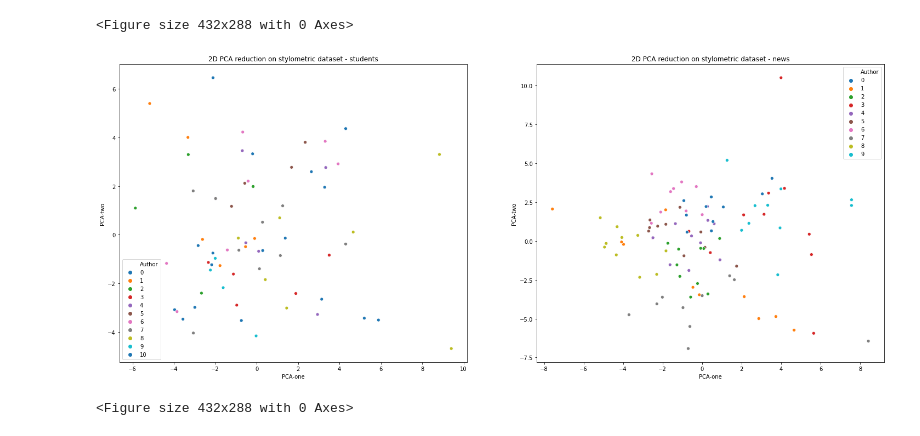
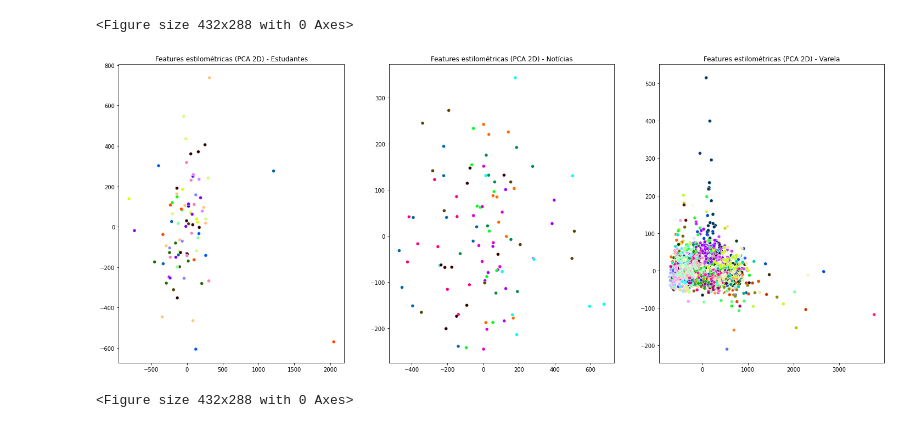
Before and after one commit to Daanielvb/authorship-classification, a Jupyter notebook: Autorship_data_visualization.ipynb, the cells around one changed output. Drawn from its saved outputs; the diff is of its cells as text; code cells hidden in the pictures.

```diff
--- a/Autorship_data_visualization.ipynb
+++ b/Autorship_data_visualization.ipynb
@@ -226,7 +485,8 @@ stopwords = set(nltk.corpus.stopwords.words('portuguese'))
 def get_words(text):
   words = ' '.join(text)
   tokens = nltk.word_tokenize(words, language = 'portuguese')
-  embedded_tokens = [token for token in tokens if token.lower() in word_embedding_dict.keys()]
+  embedded_tokens = [token for token in tokens]
+  #embedded_tokens = [token for token in tokens if token.lower() in word_embedding_dict.keys()]
   return " ".join(embedded_tokens)
 
 def build_wordcloud(words, stopwords):
@@ -236,9 +496,9 @@ def build_wordcloud(words, stopwords):
                       height=500
                      ).generate(get_words(words))
 
-wcs = []
-for i in range(0,11):
-  wcs.append(build_wordcloud(raw_df.loc[raw_df['Author'] == i]['Text'], stopwords))
+# wcs = []
+# for i in range(0,11):
+#   wcs.append(build_wordcloud(raw_df.loc[raw_df['Author'] == i]['Text'], stopwords))
 # %%
 # Display Wordclouds
 fig = plt.figure()
@@ -253,12 +511,17 @@ for idx, i  in enumerate(wcs):
+# %%
+raw_df['size'] = raw_df['Text'].str.split(' ').apply(len)
+max(raw_df['size'])
+
+#25876 tokens divididos entre 84 trabalhos =
 # %%
 # Amount of works and valid tokens
 
 authors = {}
-for i in range(0,11):
+for i in range(0,16):
   author_texts = raw_df.loc[raw_df['Author'] == i]['Text']
   words = get_words(author_texts)
   tokens = nltk.word_tokenize(words, language = 'portuguese')
-  tokens = [w for w in tokens if w.lower() not in stopwords]
+  #tokens = [w for w in tokens if w.lower() not in stopwords]
   authors[le.inverse_transform([i])[0]] = (len(author_texts), len(tokens))
 
 authors
@@ -325,32 +618,58 @@ df['Author'] = encoded_Y
 # %%
 # Plot stylometric data on PCA-2D and Scaled features
 
-fig, (ax1, ax2) = plt.subplots(1, 2)
+# Feature reduction PCA d=3 and Scaled features
+
+def build_pca_components(dataframe, size):
+  pca = PCA(n_components=size, random_state=0)
+  pca_result = pca.fit_transform(dataframe)
+  dataframe['PCA-one'] = pca_result[:,0]
+  dataframe['PCA-two'] = pca_result[:,1]
+  dataframe['PCA-three'] = pca_result[:,2]
+  return pca
+
+build_pca_components(news_df, 3)
+build_pca_components(df, 3)
+build_pca_components(varela_df, 3)
+
+fig, (ax1, ax2, ax3) = plt.subplots(1, 3, sharey='all')
 fig.set_size_inches(25, 10)
 
 sns.scatterplot(
     x="PCA-one", y="PCA-two",
-    hue="Author",
-    palette=sns.color_palette("tab10", 11),
+    hue=encoded_Y,
+    palette = generate_colormap(16),
     data=df,
-    legend="full",
+    legend=False,
     ax=ax1
 )
 
 sns.scatterplot(
     x="PCA-one", y="PCA-two",
-    hue="Author",
-    palette=sns.color_palette("tab10", 10),
+    hue=encoded_Y_news,
+    palette = generate_colormap(10),
     data=news_df,
-    legend="full",
+    legend=False,
     ax=ax2
 )
 
-ax1.set_title('2D PCA reduction on stylometric dataset - students')
-ax2.set_title('2D PCA reduction on stylometric dataset - news')
+sns.scatterplot(
+    x="PCA-one", y="PCA-two",
+    hue=encoded_varela_Y,
+    palette = generate_colormap(100),
+    data=varela_df,
+    legend=False,
+    ax=ax3
+)
+
+
+set_title_and_labels(ax1, 'PCA 2D', 'Estudantes')
+set_title_and_labels(ax2, 'PCA 2D', 'Notícias')
+set_title_and_labels(ax3, 'PCA 2D', 'Varela')
+
 plt.figure()
 # %% [output]
 <Figure size 432x288 with 0 Axes>
-[figure, old version]
+[figure, new version]
 <Figure size 432x288 with 0 Axes>
 # %%
```
Also changed, not shown: parts of 50 cells of this notebook.
